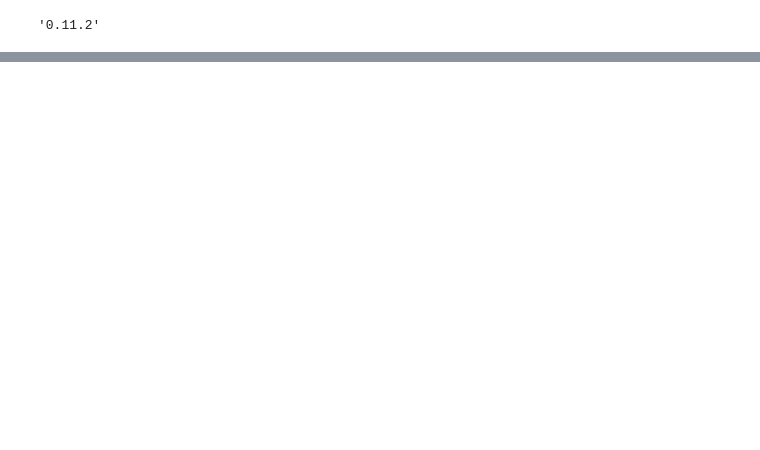
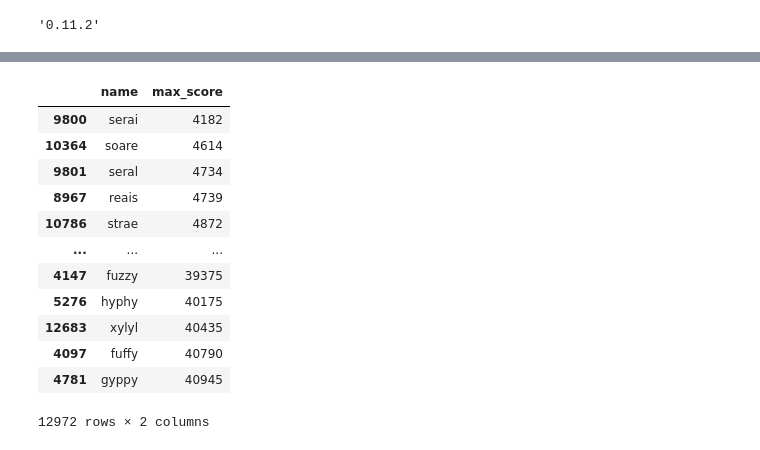
Before and after one commit to dmonroe85/wordle_experiments, a Jupyter notebook: Analyze.ipynb, the cells around one changed output, grey strips where cells are left out. Saved outputs shown, nothing was run; the diff lists cells and outputs as text; code cells hidden in the pictures; blank space fills up the shorter version.

```diff
--- a/Analyze.ipynb
+++ b/Analyze.ipynb
@@ -117,0 +246,25 @@ plt.show()
+# %%
+from wordle.types import Feedback
+
+scores = {
+    "C": 3,
+    "P": 2,
+    "X": 1,
+}
+
+wmax_score_rows = []
+for guess in all_words:
+    max_score = float('-inf')
+    feedback_dict = flc.load_feedback(guess.text)
+    for fb, fb_set in feedback_dict.items():
+        weighted_feedback_score = sum([scores[f] for f in Feedback.to_string(fb)])
+        n_matches = len(fb_set)
+        score = weighted_feedback_score * n_matches
+
+        if score > max_score:
+            max_score = score
+    wmax_score_rows.append({"name": guess.text, "max_score": max_score})
+
+
+wmax_score_df = pd.DataFrame(wmax_score_rows)
+wmax_score_df.head()
@@ -117,0 +278,16 @@ plt.show()
+# %%
+wmax_score_df.sort_values(by="max_score")
+# %% [output]
+|  | name | max_score |
+| 9800 | serai | 4182 |
+| 10364 | soare | 4614 |
+| 9801 | seral | 4734 |
+| 8967 | reais | 4739 |
+| 10786 | strae | 4872 |
+| ... | ... | ... |
+| 4147 | fuzzy | 39375 |
+| 5276 | hyphy | 40175 |
+| 12683 | xylyl | 40435 |
+| 4097 | fuffy | 40790 |
+| 4781 | gyppy | 40945 |
+12972 rows × 2 columns
```
Also changed, not shown: parts of 25 cells of this notebook, 16 other files.
